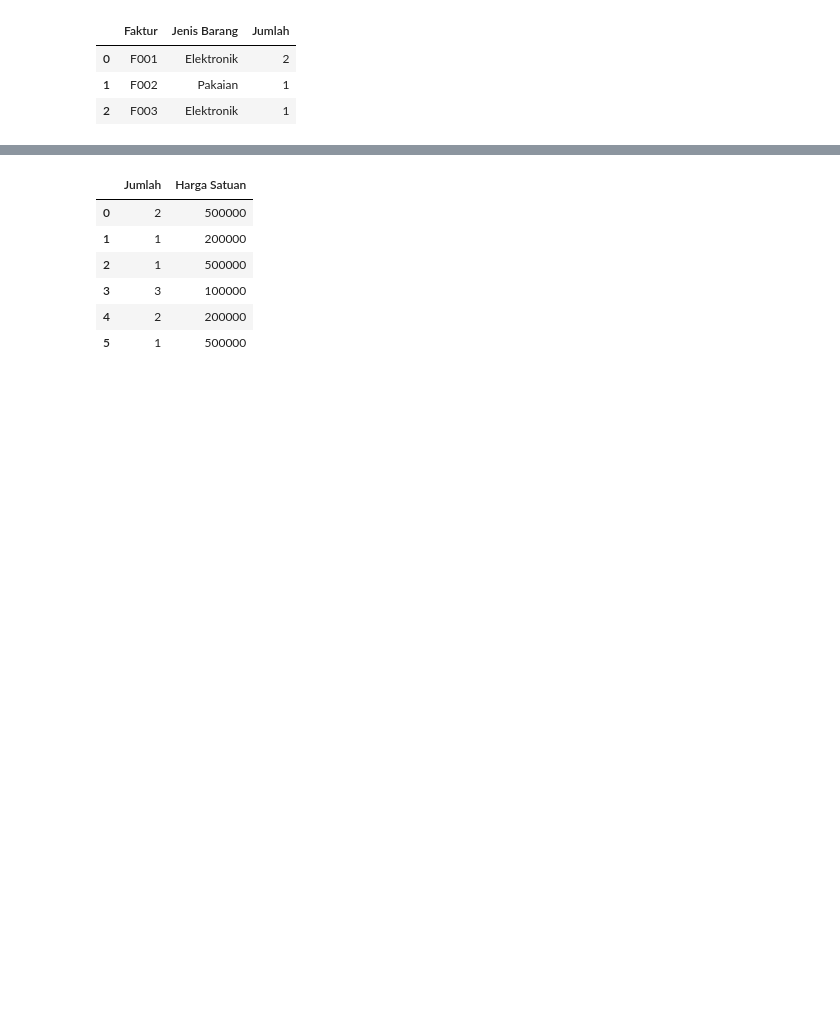
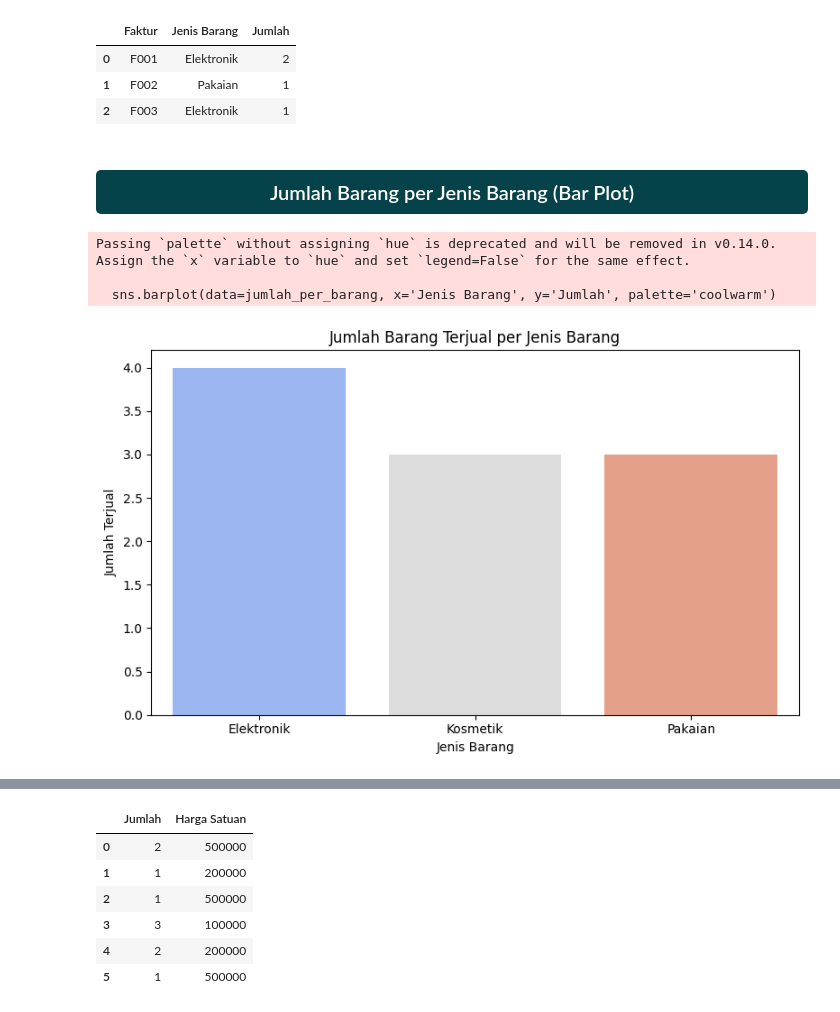
Before and after one commit to Kaniash/PandasDS-Visual, a Jupyter notebook: pandasDS.ipynb, the cells around one changed output, grey strips where cells are left out. Drawn from its saved outputs; the diff is of its cells as text; code cells hidden in the pictures; blank space fills up the shorter version.

```diff
--- a/pandasDS.ipynb
+++ b/pandasDS.ipynb
@@ -215,3 +233,27 @@ df.iloc[0:3, [0, 3, 4]]
 | 0 | F001 | Elektronik | 2 |
 | 1 | F002 | Pakaian | 1 |
 | 2 | F003 | Elektronik | 1 |
+# %% [markdown]
+# <center><div style="font-family: Arial; font-size: 20px; border-radius: 5px; background-color: #054249ff; padding: 2px; line-height: 2.0; color: #FFFFFF; text-align: line-height;">Jumlah Barang per Jenis Barang (Bar Plot)</div></center>
+# %%
+import pandas as pd
+import matplotlib.pyplot as plt
+import seaborn as sns
+
+df = pd.read_csv('data_penjualan.csv')
+
+#Hitung total jumlah per jenis barang
+jumlah_per_barang = df.groupby('Jenis Barang')['Jumlah'].sum().reset_index()
+
+plt.figure(figsize=(8,5))
+sns.barplot(data=jumlah_per_barang, x='Jenis Barang', y='Jumlah', palette='coolwarm')
+plt.title('Jumlah Barang Terjual per Jenis Barang')
+plt.xlabel('Jenis Barang')
+plt.ylabel('Jumlah Terjual')
+plt.tight_layout()
+plt.show()
+# %% [output]
+Passing `palette` without assigning `hue` is deprecated and will be removed in v0.14.0. Assign the `x` variable to `hue` and set `legend=False` for the same effect.
+
+  sns.barplot(data=jumlah_per_barang, x='Jenis Barang', y='Jumlah', palette='coolwarm')
+[figure, added]
```
Also changed, not shown: parts of 12 cells of this notebook.
